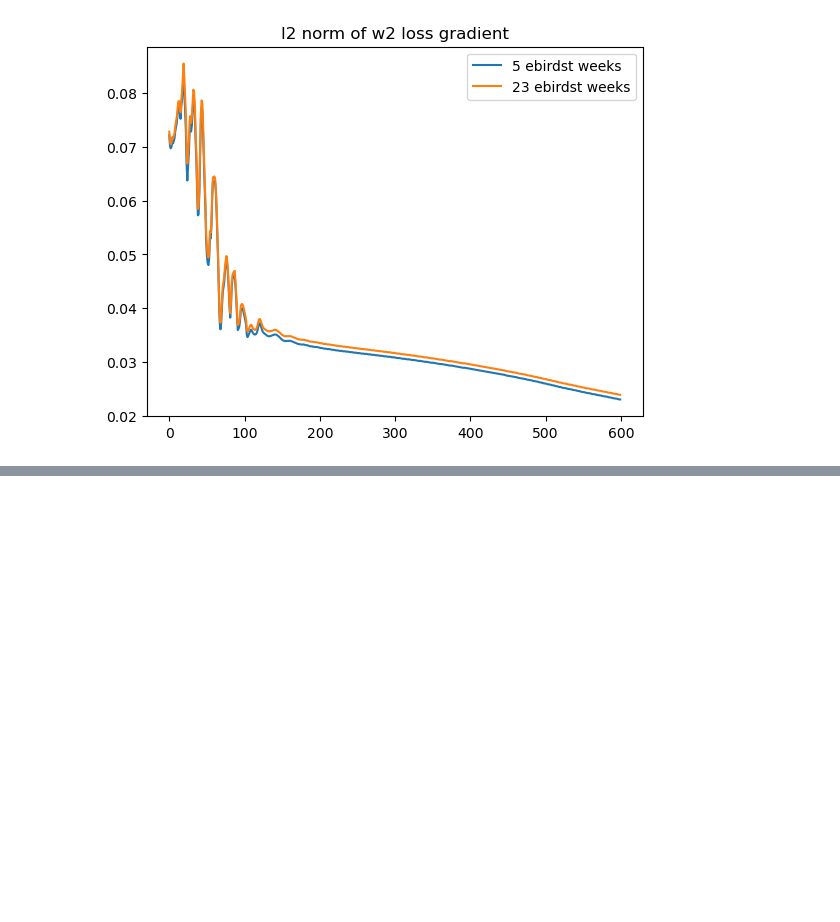
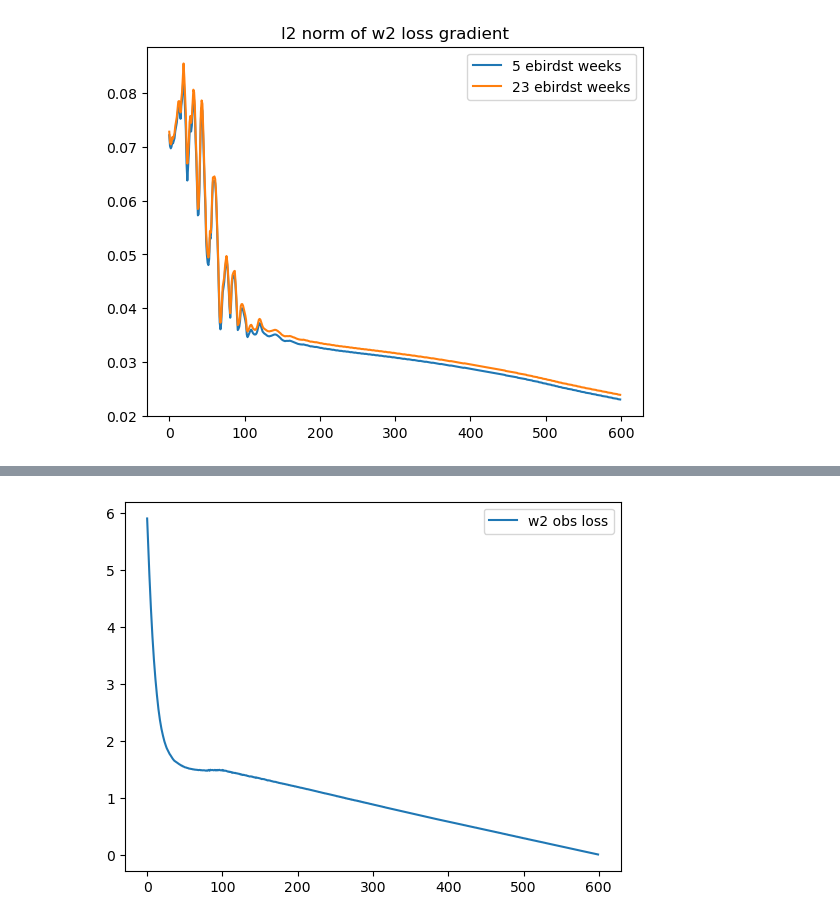
Before and after one commit to jacobe90/birdflow-bilevel, a Jupyter notebook: src/model-testing.ipynb, the cells around one changed output, grey strips where cells are left out. Cells and saved outputs as stored; diff of their text form; code cells hidden in the pictures; blank space fills up the shorter version.

```diff
--- a/src/model-testing.ipynb
+++ b/src/model-testing.ipynb
@@ -815,0 +920,7 @@ plt.show()
+# %%
+num_iters = len(loss_dict['total'])
+plt.plot(jnp.arange(num_iters), loss_dict['w2_obs'], label='w2 obs loss')
+plt.legend()
+plt.show()
+# %% [output]
+[figure, added]
```
Also changed, not shown: parts of 4 cells of this notebook.
